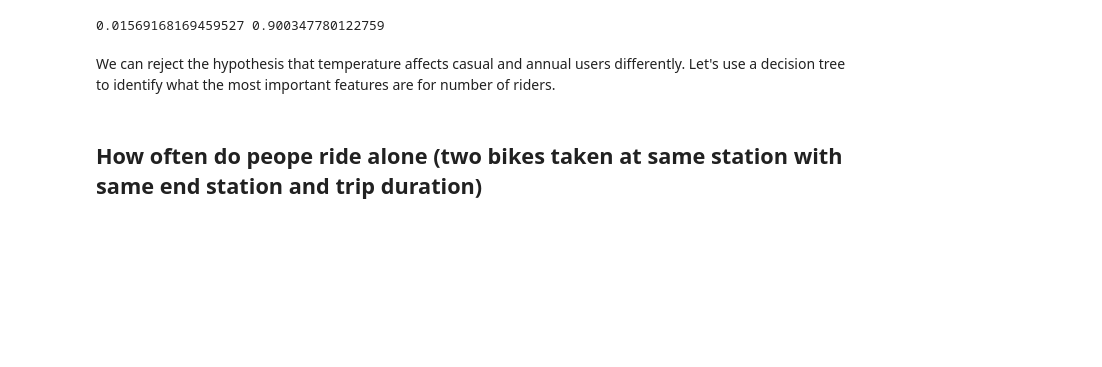
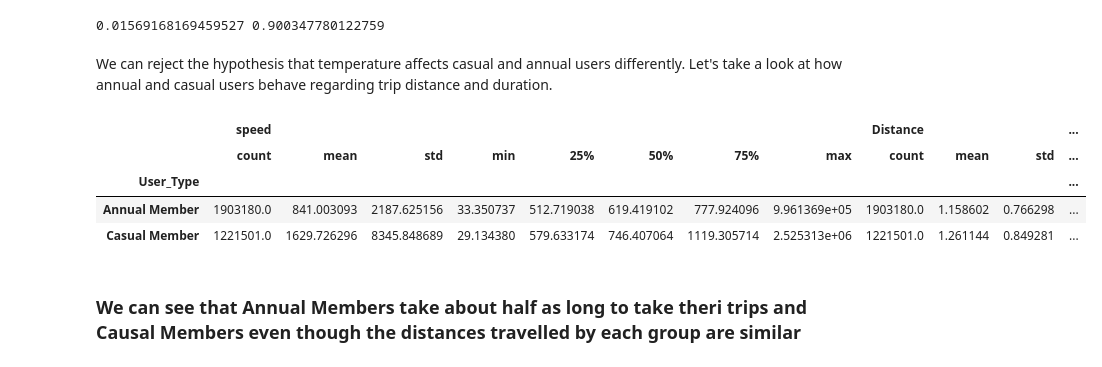
Before and after one commit to smcgibbo/TorontoBike, a Jupyter notebook: Temporal_Usage.ipynb, the cells around one changed output. Drawn from its saved outputs; the diff is of its cells as text; code cells hidden in the pictures; blank space fills up the shorter version.

Commit message:
Adding distance by User Type analysis

```diff
--- a/Temporal_Usage.ipynb
+++ b/Temporal_Usage.ipynb
@@ -342,6 +342,4 @@ print(fvalue, pvalue)
 # %% [output]
 0.01569168169459527 0.900347780122759
 # %% [markdown]
-We can reject the hypothesis that temperature affects casual and annual users differently. Let's use a decision tree to identify what the most important features are for number of riders.
+We can reject the hypothesis that temperature affects casual and annual users differently. Let's take a look at how annual and casual users behave regarding trip distance and duration.
-# %% [markdown]
-## How often do peope ride alone (two bikes taken at same station with same end station and trip duration)
@@ -347,0 +359,45 @@ We can reject the hypothesis that temperature affects casual and annual users di
+# %%
+from math import radians, cos, sin, asin, sqrt
+
+def haversine(lon1, lat1, lon2, lat2):
+    """
+    Calculate the great circle distance between two points
+    on the earth (specified in decimal degrees)
+    """
+    # convert decimal degrees to radians
+    lon1, lat1, lon2, lat2 = map(radians, [lon1, lat1, lon2, lat2])
+
+    # haversine formula
+    dlon = lon2 - lon1
+    dlat = lat2 - lat1
+    a = sin(dlat/2)**2 + cos(lat1) * cos(lat2) * sin(dlon/2)**2
+    c = 2 * asin(sqrt(a))
+    r = 3956 # Radius of earth in miles. Use 6371 for kilometers
+    return c * r
+# %%
+def distance(start, end):
+    try:
+        s = str(int(start))
+        e = str(int(end))
+    except:
+        return float('nan')
+    if s in stations_dict.keys() and e in stations_dict.keys():
+        distance = haversine(stations_dict[s]['lon'], stations_dict[s]['lat'], stations_dict[e]['lon'], stations_dict[e]['lat'])
+    else:
+        distance = float('nan')
+    return distance
+
+d['Distance'] = d.apply(lambda row: distance(row['Start_Station_Id'], row['End_Station_Id']), axis=1)
+# %%
+d.dropna(subset=['Distance', 'Trip_Duration'])
+d= d[d['Distance'] != 0]
+d['speed'] = d['Trip_Duration']/d['Distance']
+d.groupby('User_Type')[['speed', 'Distance']].describe()
+# %% [output]
+|  | speed |  |  |  |  |  |  |  | Distance |  |  | ... |
+|  | count | mean | std | min | 25% | 50% | 75% | max | count | mean | std | ... |
+| User_Type |  |  |  |  |  |  |  |  |  |  |  | ... |
+| Annual Member | 1903180.0 | 841.003093 | 2187.625156 | 33.350737 | 512.719038 | 619.419102 | 777.924096 | 9.961369e+05 | 1903180.0 | 1.158602 | 0.766298 | ... |
+| Casual Member | 1221501.0 | 1629.726296 | 8345.848689 | 29.134380 | 579.633174 | 746.407064 | 1119.305714 | 2.525313e+06 | 1221501.0 | 1.261144 | 0.849281 | ... |
+# %% [markdown]
+### We can see that Annual Members take about half as long to take theri trips and Causal Members even though the distances travelled by each group are similar
```
Also changed, not shown: parts of 3 cells of this notebook.
